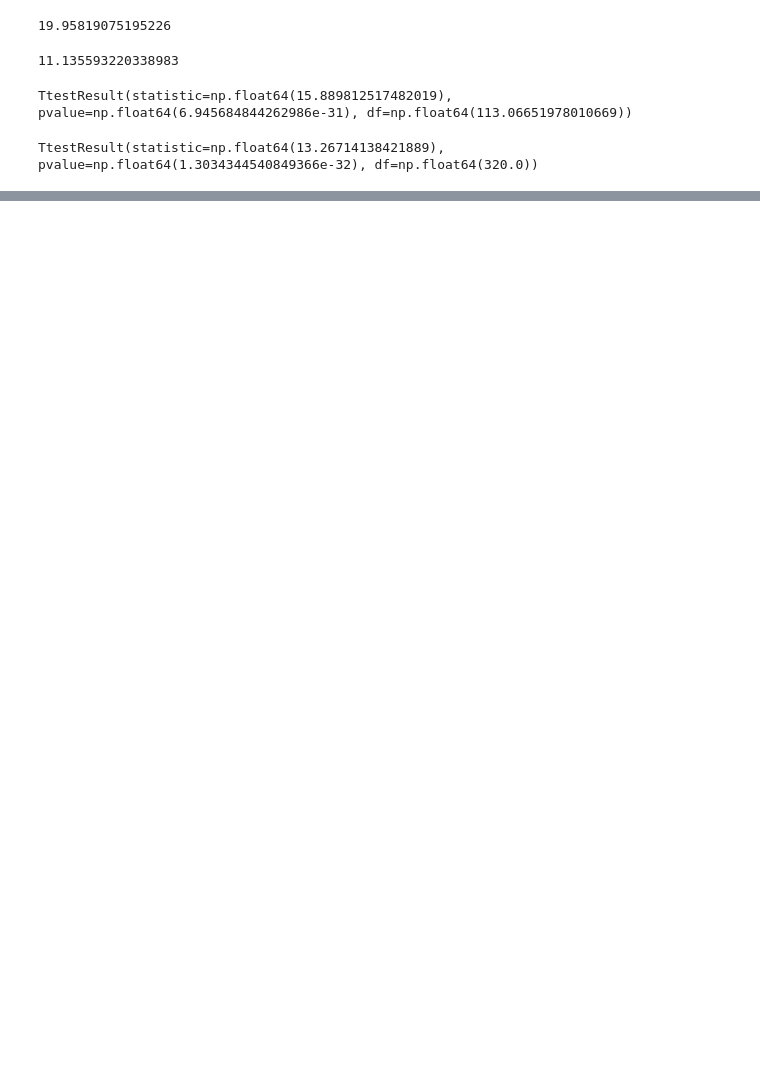
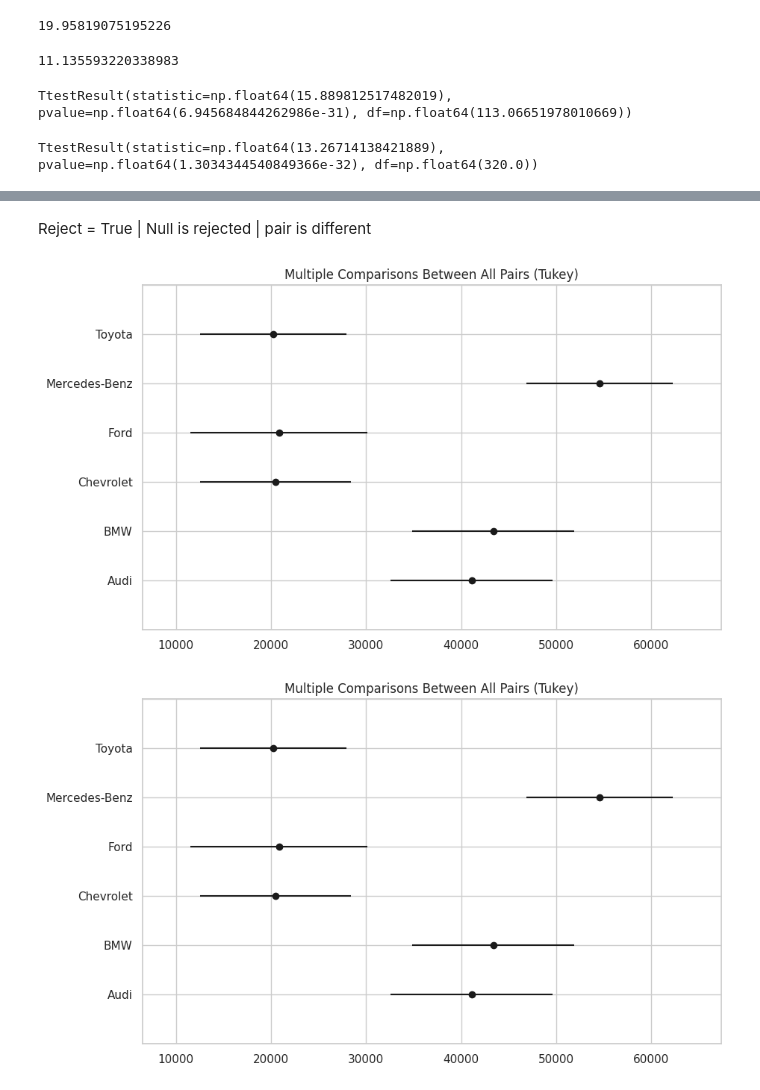
Before and after one commit to Kanakbaghel/DS_learning_path, a Jupyter notebook: Theory & Tools/01. Math & Statistics/Notebooks/Inferential Stats - 2.ipynb, the cells around one changed output, grey strips where cells are left out. Cells and saved outputs as stored; diff of their text form; code cells hidden in the pictures; blank space fills up the shorter version.

```diff
--- a/Theory & Tools/01. Math & Statistics/Notebooks/Inferential Stats - 2.ipynb
+++ b/Theory & Tools/01. Math & Statistics/Notebooks/Inferential Stats - 2.ipynb
@@ -420,0 +490,5 @@ TtestResult(statistic=np.float64(13.26714138421889), pvalue=np.float64(1.3034344
+# %%
+# the price of Sedan cars for top 6 makes is same
+
+top_6_makes = cars['Make'].value_counts()[:6].index
+top_6_makes
@@ -420,0 +497,3 @@ TtestResult(statistic=np.float64(13.26714138421889), pvalue=np.float64(1.3034344
+# %%
+subdata = cars[cars['Make'].isin(top_6_makes)]
+subdata = subdata[subdata['Type'] == 'Sedan' ]
@@ -420,0 +537,3 @@ TtestResult(statistic=np.float64(13.26714138421889), pvalue=np.float64(1.3034344
+# %%
+results = pairwise_tukeyhsd(subdata['MSRP'], subdata['Make'])
+results.summary()
@@ -420,0 +558,7 @@ TtestResult(statistic=np.float64(13.26714138421889), pvalue=np.float64(1.3034344
+# %% [markdown]
+Reject = True | Null is rejected | pair is different
+# %%
+results.plot_simultaneous()
+# %% [output]
+[figure, added]
+[figure, added]
```
Also changed, not shown: parts of 18 cells of this notebook.
